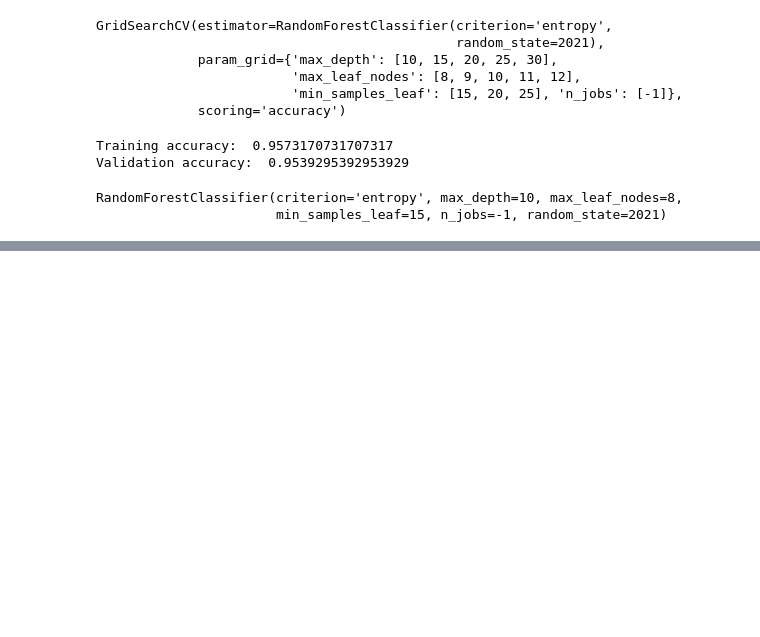
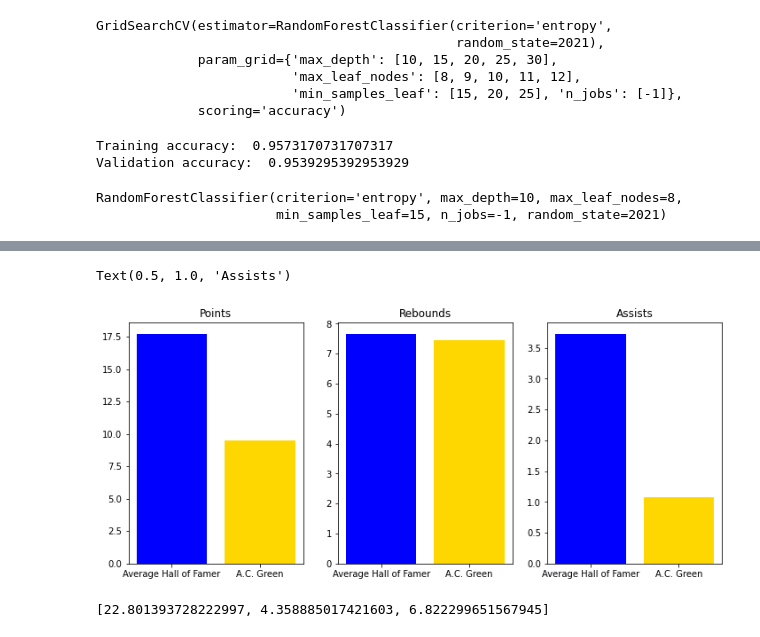
Before and after one commit to haydenj8/NBA_Project3, a Jupyter notebook: Graphs.ipynb, the cells around one changed output, grey strips where cells are left out. Cells and saved outputs as stored; diff of their text form; code cells hidden in the pictures; blank space fills up the shorter version.

```diff
--- a/Untitled.ipynb
+++ b/Graphs.ipynb
@@ -736,0 +861,2 @@ Name: Allen Iverson*, dtype: object
+# %%
+ac = hall_of_fame[hall_of_fame.index == "A.C. Green"]
@@ -736,0 +868,16 @@ Name: Allen Iverson*, dtype: object
+# %%
+plt.figure(figsize=(12,5))
+plt.subplot(1, 3,1)
+plt.bar(["Average Hall of Famer","A.C. Green"], [hof_points, ac_stats[0]],color=colors)
+plt.title("Points")
+
+plt.subplot(1, 3, 2)
+plt.bar(["Average Hall of Famer","A.C. Green"], [hof_rebounds, ac_stats[1]],color=colors)
+plt.title("Rebounds")
+
+plt.subplot(1, 3, 3)
+plt.bar(["Average Hall of Famer","A.C. Green"], [hof_assists, ac_stats[2]],color=colors)
+plt.title("Assists")
+# %% [output]
+Text(0.5, 1.0, 'Assists')
+[figure, added]
@@ -736,0 +886,5 @@ Name: Allen Iverson*, dtype: object
+# %%
+curry_stats = get_player_stats_v2(curry, "Stephen Curry")
+print(curry_stats)
+# %% [output]
+[22.801393728222997, 4.358885017421603, 6.822299651567945]
```
Also changed, not shown: parts of 38 cells of this notebook, 1 other file.
